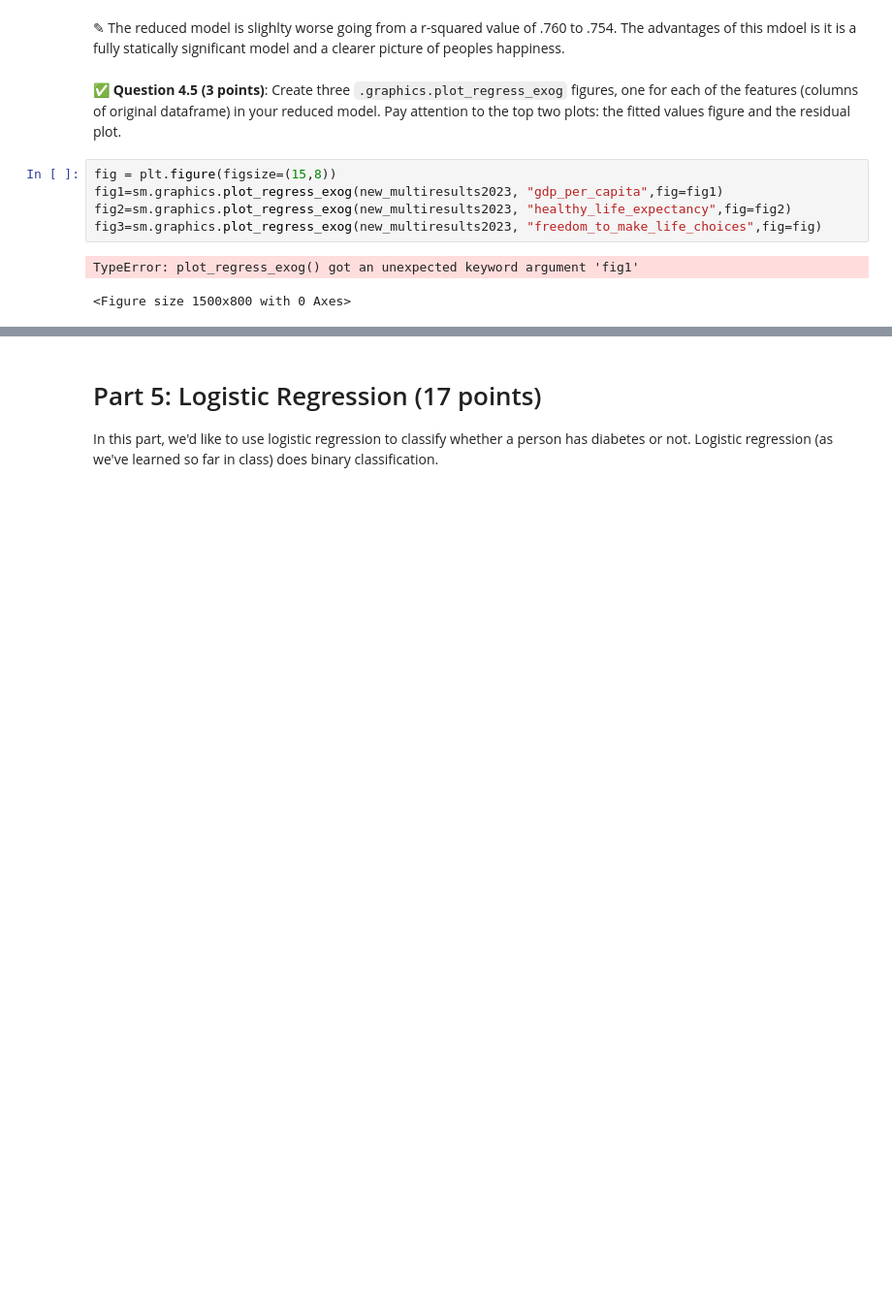
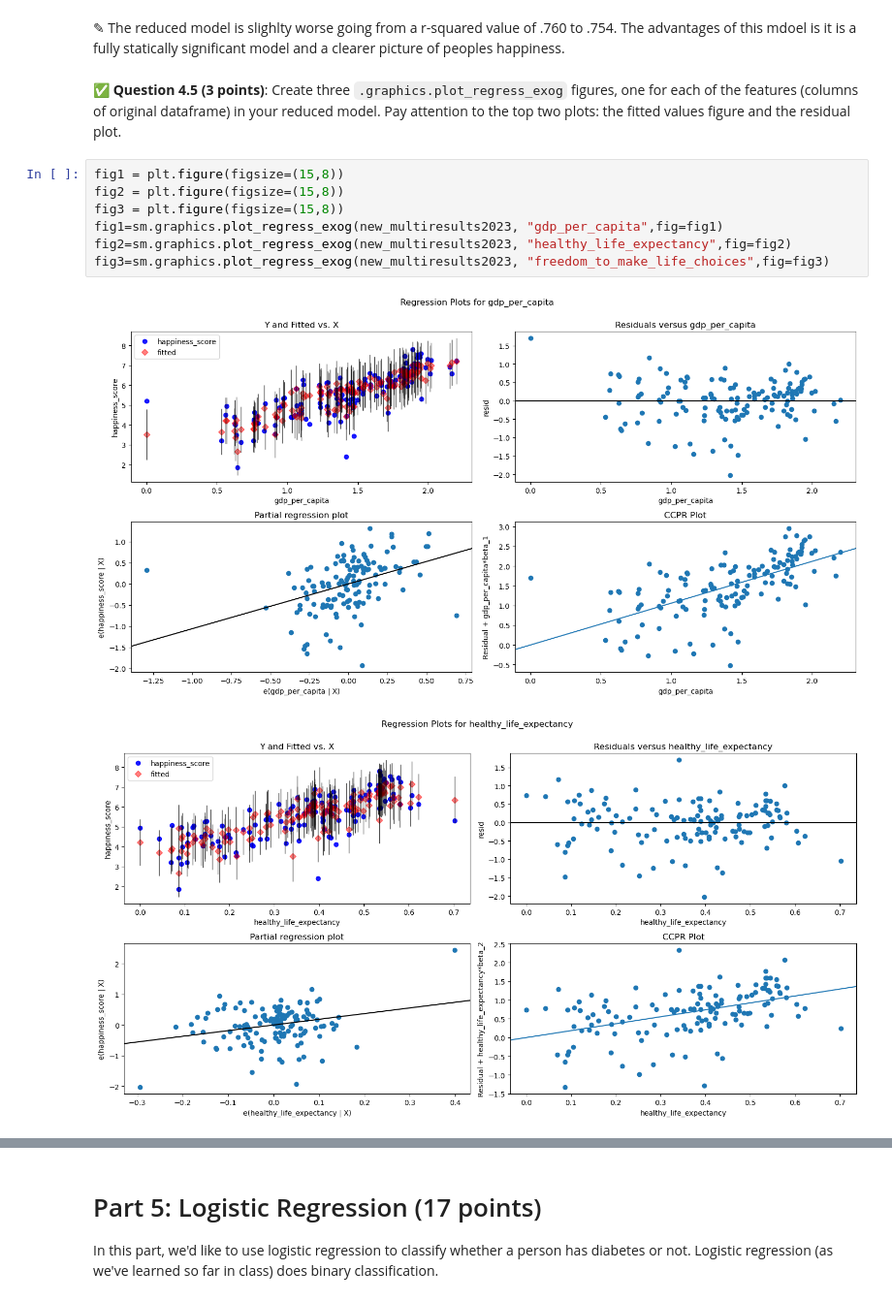
Before and after one commit to NathanZarkowsky/CMSE202-f23-turnin, a Jupyter notebook: hw-03/HW-03_Regression-S24-STUDENT.ipynb, the cells around one changed output, grey strips where cells are left out. Shown at 97% size. Saved outputs shown, nothing was run; the diff lists cells and outputs as text; blank space fills up the shorter version.

```diff
--- a/hw-03/HW-03_Regression-S24-STUDENT.ipynb
+++ b/hw-03/HW-03_Regression-S24-STUDENT.ipynb
@@ -431,10 +431,12 @@ Notes:
 # %% [markdown]
 &#9989;  **Question 4.5 (3 points)**: Create three `.graphics.plot_regress_exog` figures, one for each of the features (columns of original dataframe) in your reduced model. Pay attention to the top two plots: the fitted values figure and the residual plot.
 # %%
-fig = plt.figure(figsize=(15,8))
+fig1 = plt.figure(figsize=(15,8))
+fig2 = plt.figure(figsize=(15,8))
+fig3 = plt.figure(figsize=(15,8))
 fig1=sm.graphics.plot_regress_exog(new_multiresults2023, "gdp_per_capita",fig=fig1)
 fig2=sm.graphics.plot_regress_exog(new_multiresults2023, "healthy_life_expectancy",fig=fig2)
-fig3=sm.graphics.plot_regress_exog(new_multiresults2023, "freedom_to_make_life_choices",fig=fig)
+fig3=sm.graphics.plot_regress_exog(new_multiresults2023, "freedom_to_make_life_choices",fig=fig3)
 # %% [output]
-TypeError: plot_regress_exog() got an unexpected keyword argument 'fig1'
-<Figure size 1500x800 with 0 Axes>
+[figure, added]
+[figure, added]
```
Also changed, not shown: parts of 12 cells of this notebook.
